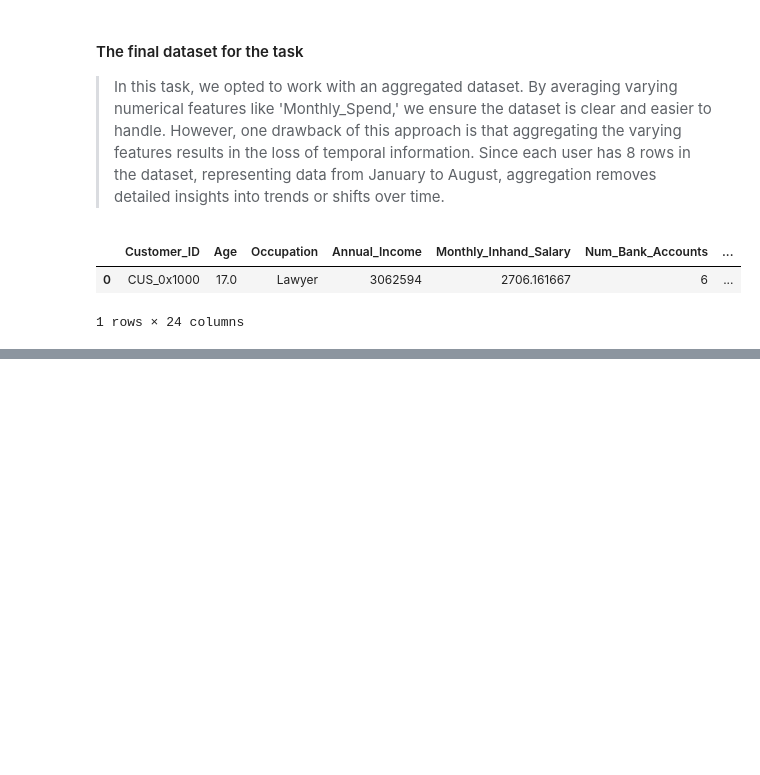
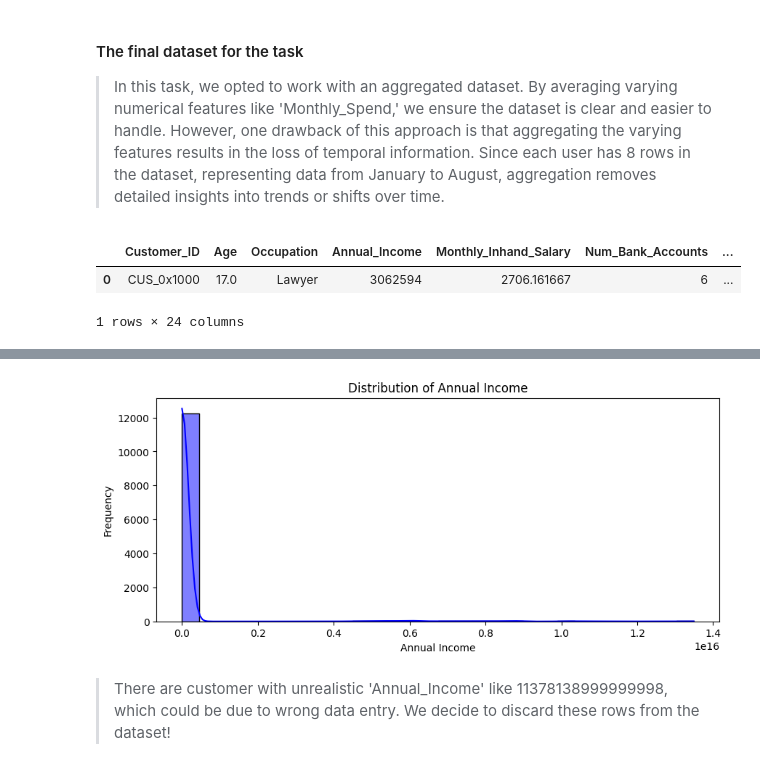
Before and after one commit to Darknight47/Data-Science-Projects-03, a Jupyter notebook: Credit_Scoring_Segmentation.ipynb, the cells around one changed output, grey strips where cells are left out. Drawn from its saved outputs; the diff is of its cells as text; code cells hidden in the pictures; blank space fills up the shorter version.

Commit message:
distribution of key financial variables 01

```diff
--- a/Credit_Scoring_Segmentation.ipynb
+++ b/Credit_Scoring_Segmentation.ipynb
@@ -383,0 +388,12 @@ final_dataset.head(1)
+# %%
+# Annual_Income
+plt.figure(figsize=(10, 4))
+sns.histplot(final_dataset['Annual_Income'], kde=True, bins=30, color='blue')
+plt.title('Distribution of Annual Income')
+plt.xlabel('Annual Income')
+plt.ylabel('Frequency')
+plt.show()
+# %% [output]
+[figure, added]
+# %% [markdown]
+> There are customer with unrealistic 'Annual_Income' like 11378138999999998, which could be due to wrong data entry. We decide to discard these rows from the dataset!
```
Also changed, not shown: parts of 8 cells of this notebook.
